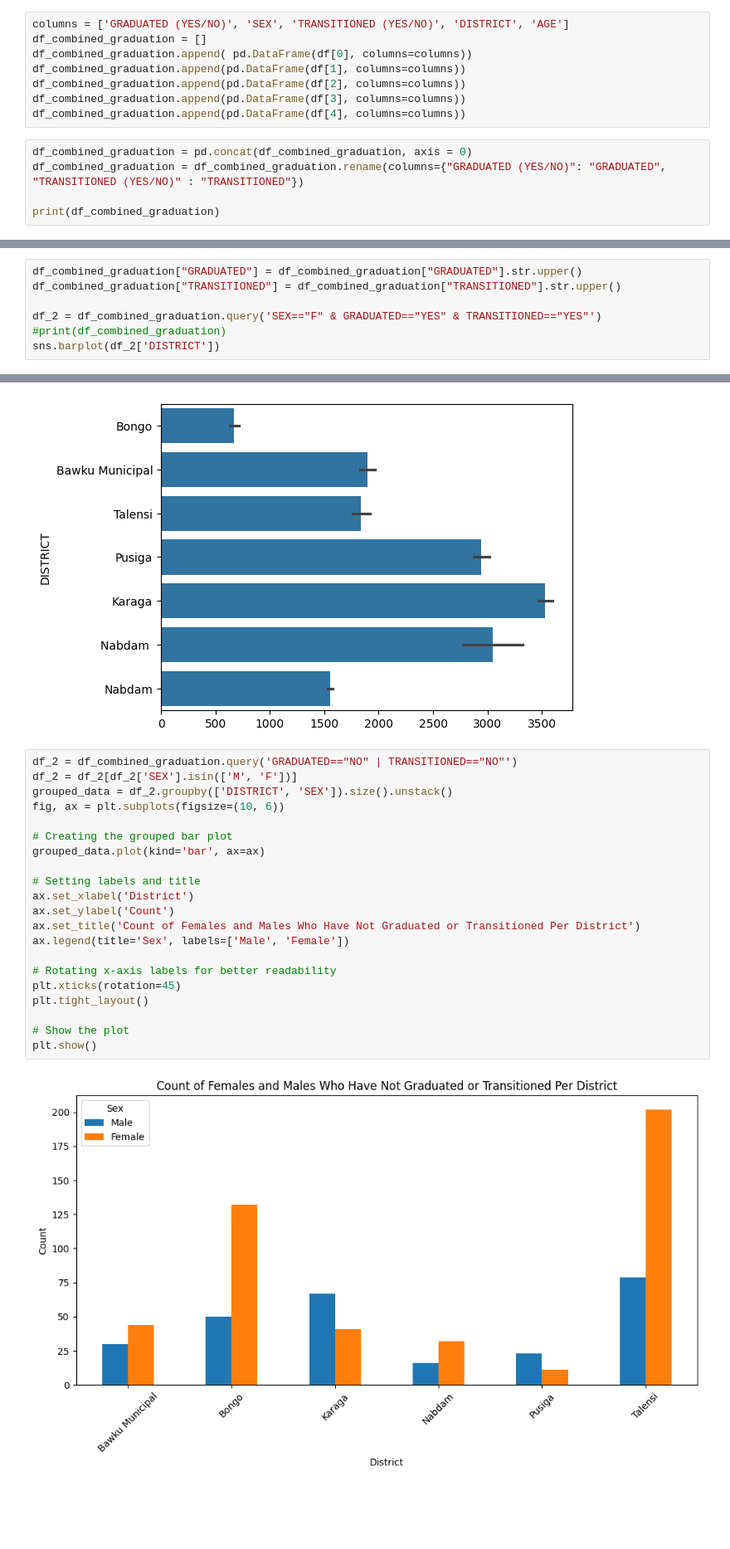
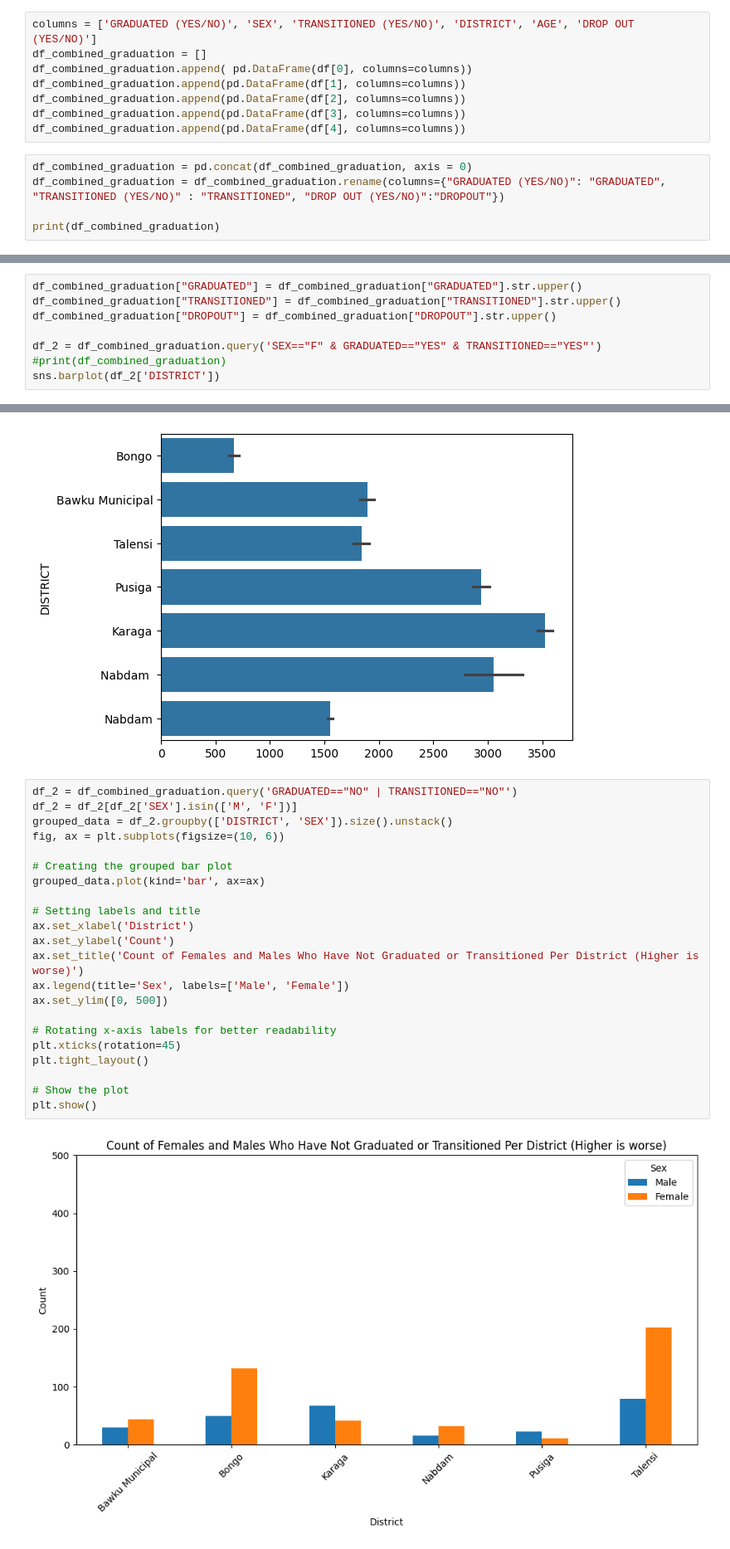
Before and after one commit to dfglondon24/Team-5, a Jupyter notebook: Bobby.ipynb, the cells around one changed output, grey strips where cells are left out. Shown at 83% size. Drawn from its saved outputs; the diff is of its cells as text; blank space fills up the shorter version.

Commit message:
More visualisations

```diff
--- a/Bobby.ipynb
+++ b/Bobby.ipynb
@@ -170,7 +170,7 @@ df[0]['GRADUATED (YES/NO)']
 4899    YES
 Name: GRADUATED (YES/NO), Length: 4900, dtype: object
 # %%
-columns = ['GRADUATED (YES/NO)', 'SEX', 'TRANSITIONED (YES/NO)', 'DISTRICT', 'AGE']
+columns = ['GRADUATED (YES/NO)', 'SEX', 'TRANSITIONED (YES/NO)', 'DISTRICT', 'AGE', 'DROP OUT (YES/NO)']
 df_combined_graduation = []
 df_combined_graduation.append( pd.DataFrame(df[0], columns=columns))
 df_combined_graduation.append(pd.DataFrame(df[1], columns=columns))
@@ -179,7 +179,7 @@ df_combined_graduation.append(pd.DataFrame(df[3], columns=columns))
 df_combined_graduation.append(pd.DataFrame(df[4], columns=columns))
 # %%
 df_combined_graduation = pd.concat(df_combined_graduation, axis = 0)
-df_combined_graduation = df_combined_graduation.rename(columns={"GRADUATED (YES/NO)": "GRADUATED", "TRANSITIONED (YES/NO)" : "TRANSITIONED"})
+df_combined_graduation = df_combined_graduation.rename(columns={"GRADUATED (YES/NO)": "GRADUATED", "TRANSITIONED (YES/NO)" : "TRANSITIONED", "DROP OUT (YES/NO)":"DROPOUT"})
 
 print(df_combined_graduation)
 # %% [output]
@@ -229,6 +229,7 @@ Text(0.5, 1.0, 'Females transitioned over all cycles')
 # %%
 df_combined_graduation["GRADUATED"] = df_combined_graduation["GRADUATED"].str.upper()
 df_combined_graduation["TRANSITIONED"] = df_combined_graduation["TRANSITIONED"].str.upper()
+df_combined_graduation["DROPOUT"] = df_combined_graduation["DROPOUT"].str.upper()
 
 df_2 = df_combined_graduation.query('SEX=="F" & GRADUATED=="YES" & TRANSITIONED=="YES"')
 #print(df_combined_graduation)
@@ -251,23 +252,24 @@ sns.barplot(df_2['DISTRICT'])
 # %%
 df_2 = df_combined_graduation.query('GRADUATED=="NO" | TRANSITIONED=="NO"')
 df_2 = df_2[df_2['SEX'].isin(['M', 'F'])]
 grouped_data = df_2.groupby(['DISTRICT', 'SEX']).size().unstack()
 fig, ax = plt.subplots(figsize=(10, 6))
 
 # Creating the grouped bar plot
 grouped_data.plot(kind='bar', ax=ax)
 
 # Setting labels and title
 ax.set_xlabel('District')
 ax.set_ylabel('Count')
-ax.set_title('Count of Females and Males Who Have Not Graduated or Transitioned Per District')
+ax.set_title('Count of Females and Males Who Have Not Graduated or Transitioned Per District (Higher is worse)')
 ax.legend(title='Sex', labels=['Male', 'Female'])
+ax.set_ylim([0, 500])
 
 # Rotating x-axis labels for better readability
 plt.xticks(rotation=45)
 plt.tight_layout()
 
 # Show the plot
 plt.show()
 # %% [output]
-[figure, old version]
+[figure, new version]
```
Also changed, not shown: parts of 5 cells of this notebook.
